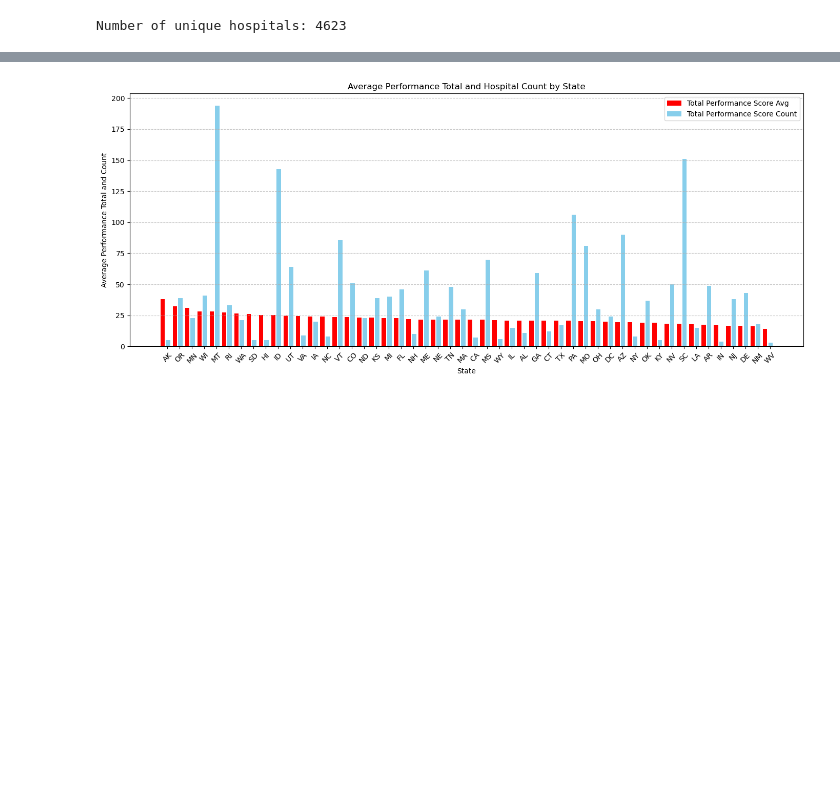
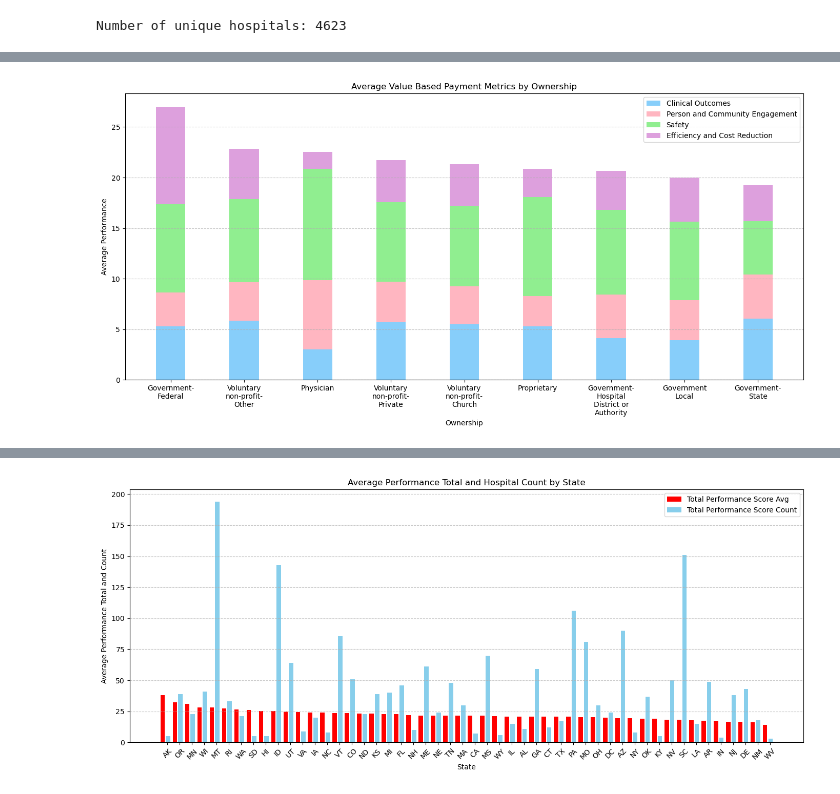
Before and after one commit to ElizabethVandergrift/Hospital_Metrics_Analysis, a Jupyter notebook: Project-1.ipynb, the cells around one changed output, grey strips where cells are left out. Cells and saved outputs as stored; diff of their text form; code cells hidden in the pictures; blank space fills up the shorter version.

```diff
--- a/Project-1.ipynb
+++ b/Project-1.ipynb
@@ -201,0 +428,16 @@ State Analysis of Hospital CMS Value Based Payment Scores
+# %%
+#Finding the average scores for each category for each Type of Hospital Ownership
+
+performance_ownership_mean = new_hospital_data_df.groupby('Hospital Ownership')["Total Performance Score"].mean()
+clinical_ownership_mean = new_hospital_data_df.groupby('Hospital Ownership')['Weighted Normalized Clinical Outcomes Domain Score'].mean()
+person_ownership_mean = new_hospital_data_df.groupby('Hospital Ownership')["Weighted Person And Community Engagement Domain Score"].mean()
+safety_ownership_mean = new_hospital_data_df.groupby('Hospital Ownership')["Weighted Safety Domain Score"].mean()
+efficiency_ownership_mean = new_hospital_data_df.groupby('Hospital Ownership')["Weighted Efficiency And Cost Reduction Domain Score"].mean()
+
+hospital_by_ownership=pd.DataFrame({'Weighted Normalized Clinical Outcomes Domain Score Avg':clinical_ownership_mean,
+                          'Weighted Person And Community Engagement Domain Score Avg':person_ownership_mean, 'Weighted Safety Domain Score Avg':safety_ownership_mean,
+                          'Weighted Efficiency And Cost Reduction Domain Score Avg':efficiency_ownership_mean,
+                          'Total Performance Score Avg':performance_ownership_mean})
+
+hospital_by_ownership= hospital_by_ownership.sort_values(["Total Performance Score Avg"], ascending=False)
+hospital_by_ownership
@@ -201,0 +502,54 @@ State Analysis of Hospital CMS Value Based Payment Scores
+# %%
+import numpy as np
+#Create stacked bar groph to show the contribution of each average of score type to whole
+hospital_by_ownership = {
+    'Weighted Normalized Clinical Outcomes Domain Score Avg': [5.305556, 4.135568, 3.939024, 6.060606, 3.020833, 5.272350, 5.489024, 5.827687, 5.713401],
+    'Weighted Person And Community Engagement Domain Score Avg': [3.333333, 4.311594, 3.923780, 4.325758, 6.833333, 2.994609, 3.759756, 3.837617, 3.967775],
+    'Weighted Safety Domain Score Avg': [8.736111, 8.331522, 7.754573, 5.295455, 11.020833, 9.787848, 7.968902, 8.208917, 7.891026],
+    'Weighted Efficiency And Cost Reduction Domain Score Avg': [9.583333, 3.876812, 4.390244, 3.560606, 1.666667, 2.823450, 4.121951, 4.988318, 4.132017]
+}
+ownership_labels = ['Government-Federal', 'Government- Hospital District or Authority', 'Government Local', 'Government- State',
+                    'Physician', 'Proprietary', 'Voluntary non-profit-Church', 'Voluntary non-profit- Other', 'Voluntary non-profit-Private']
+
+# Convert the dictionary to a format suitable for plotting
+data = np.array([hospital_by_ownership[key] for key in hospital_by_ownership]).T
+
+# Calculate the total score for each ownership category
+total_scores = np.sum(data, axis=1)
+
+# Sort the data by total score in descending order
+sorted_indices = np.argsort(total_scores)[::-1]
+sorted_data = data[sorted_indices]
+sorted_ownership_labels = [ownership_labels[i] for i in sorted_indices]
+
+bar_width = 0.40
+x = np.arange(len(sorted_ownership_labels))
+
+# Plotting
+plt.figure(figsize=(14, 7))
+
+# Plot the stacked bars
+plt.bar(x, sorted_data[:, 0], width=bar_width, color='lightskyblue', label='Clinical Outcomes')
+plt.bar(x, sorted_data[:, 1], width=bar_width, color='lightpink', bottom=sorted_data[:, 0], label='Person and Community Engagement')
+plt.bar(x, sorted_data[:, 2], width=bar_width, color='lightgreen', bottom=sorted_data[:, 0] + sorted_data[:, 1], label='Safety')
+plt.bar(x, sorted_data[:, 3], width=bar_width, color='plum', bottom=sorted_data[:, 0] + sorted_data[:, 1] + sorted_data[:, 2], label='Efficiency and Cost Reduction')
+
+# Custom tick label formatter to wrap the labels
+def wrap_labels(labels, width=11):
+    wrapped_labels = ['\n'.join(wrap(label, width)) for label in labels]
+    return wrapped_labels
+
+# Wrapping tick labels
+wrapped_labels = wrap_labels(sorted_ownership_labels, width=11)
+plt.xticks(x, wrapped_labels)
+
+plt.title('Average Value Based Payment Metrics by Ownership')
+plt.xlabel('Ownership')
+plt.ylabel('Average Performance')
+plt.grid(axis='y', linestyle='--', alpha=0.7)
+plt.legend()
+plt.tight_layout()
+plt.savefig("fig_16.png")
+plt.show()
+# %% [output]
+[figure, added]
```
Also changed, not shown: parts of 77 cells of this notebook, 18 other files.
